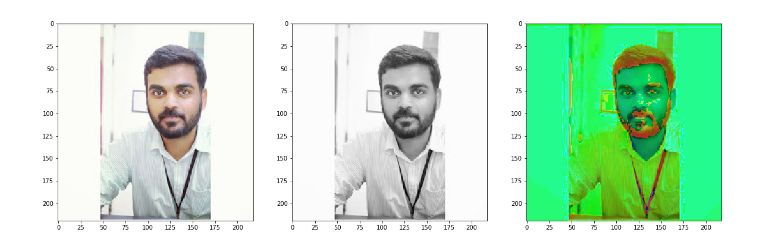
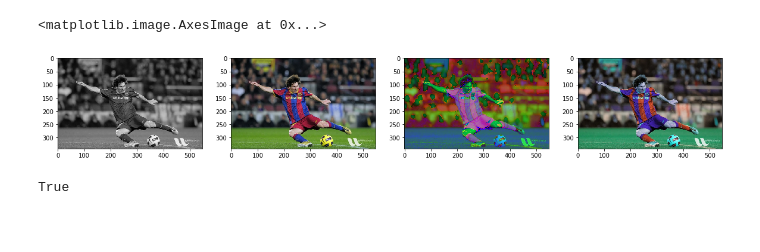
Before and after one commit to anishdass/CV, a Jupyter notebook: Notebooks/CV.ipynb, the cells around one changed output. Cells and saved outputs as stored; diff of their text form; code cells hidden in the pictures; blank space fills up the shorter version.

```diff
--- a/Notebooks/CV.ipynb
+++ b/Notebooks/CV.ipynb
@@ -16,7 +6,7 @@ import matplotlib.pyplot as plt
 %matplotlib inline
 # %%
 #img = cv2.imread(cv2.samples.findFile('messi5.jpg'))
-img = cv2.imread('C:\\Sample\\Anish.jpg')
-plt.imshow(img)v
+img = cv2.imread('C:\\Users\\80SM01YGIH\\Anish\\CV101\\Data\\messi5.jpg', -1)
+plt.imshow(img)
 # %% [output]
 <matplotlib.image.AxesImage at 0x...>
@@ -24,12 +19,17 @@ plt.imshow(img)v
 # %%
-fig, axs = plt.subplots(1, 3, figsize = (20, 20))
+img_gray = cv2.cvtColor(img, cv2.COLOR_BGR2GRAY)
 img_rgb = cv2.cvtColor(img, cv2.COLOR_BGR2RGB)
-img_gray = cv2.cvtColor(img, cv2.COLOR_BGR2GRAY)
-img_hls = cv2.cvtColor(img, cv2.COLOR_BGR2HLS)
-img_list = [img_rgb, img_gray, img_hls]
+img_hsl = cv2.cvtColor(img, cv2.COLOR_BGR2HLS)
+img_types = [img_gray, img_rgb, img_hsl]
 
-for i in range(0,3):
-    ax = axs[i]
-    ax.imshow(img_list[i], cmap = 'gray')
+fig, axs = plt.subplots(1, 4, figsize = (20, 20))
+for i in range (0,3):
+    axs[i].imshow(img_types[i], cmap = 'gray')
+axs[3].imshow(img)
 # %% [output]
+<matplotlib.image.AxesImage at 0x...>
-[figure, old version]
+[figure, new version]
+# %%
+cv2.imwrite('messy_copy.jpg', img_hsl)
+# %% [output]
+True
```
Also changed, not shown: parts of 4 cells of this notebook, 6 other files.
